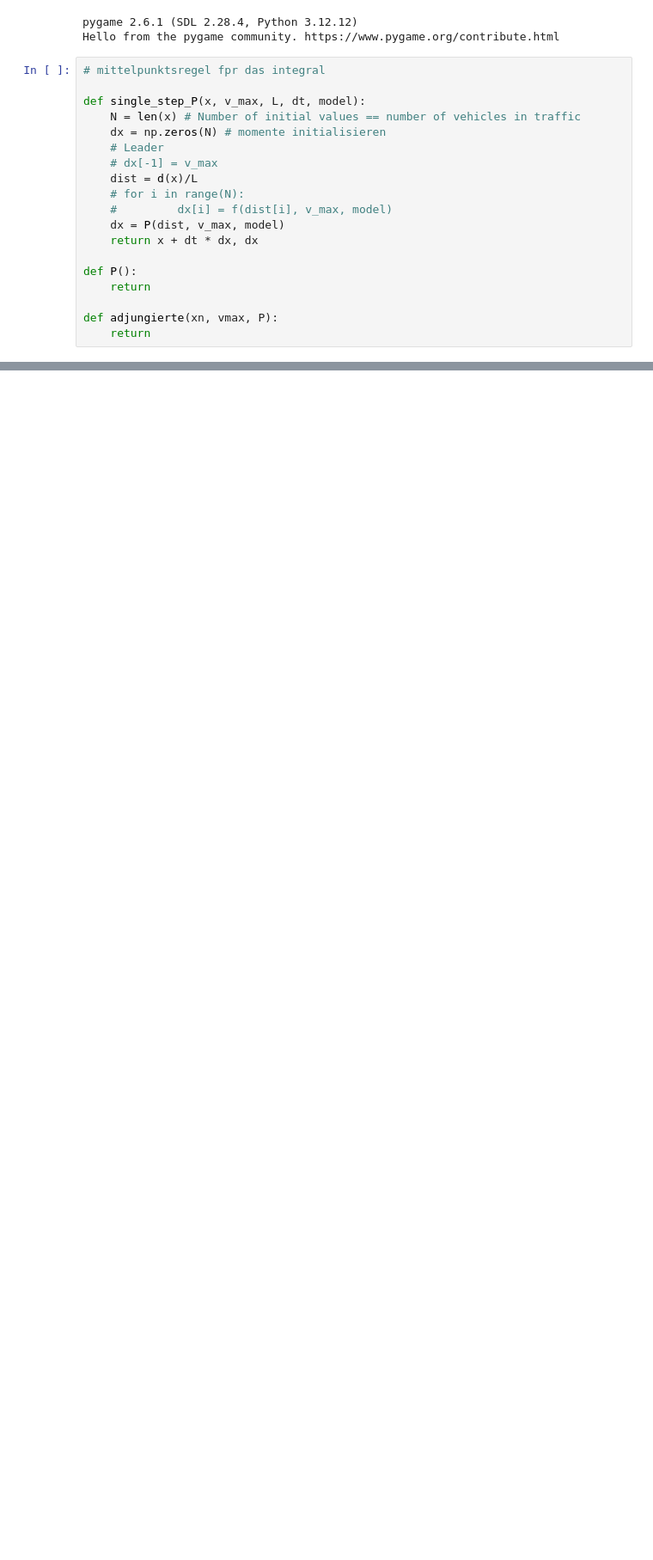
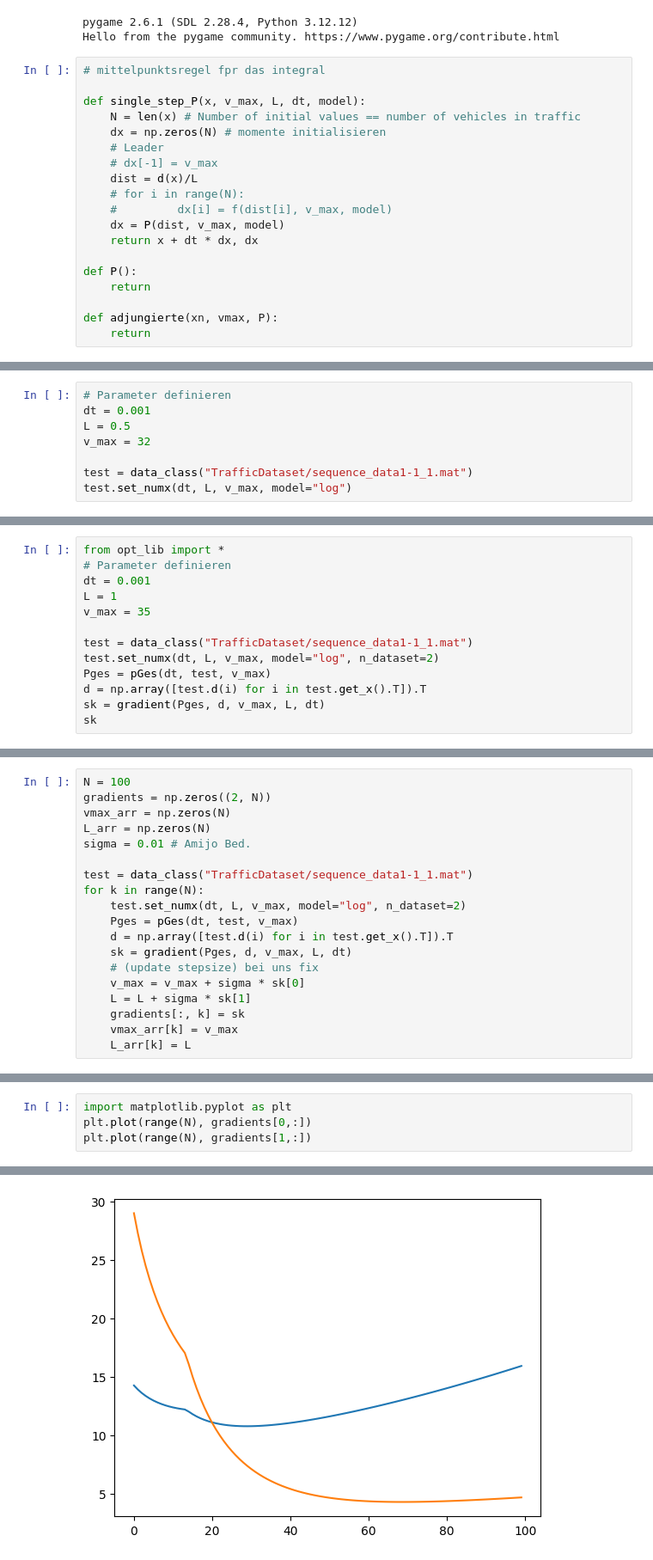
Before and after one commit to TimLockstedt/Opt1, a Jupyter notebook: A4_Tim.ipynb, the cells around one changed output, grey strips where cells are left out. Shown at 86% size. Cells and saved outputs as stored; diff of their text form; blank space fills up the shorter version.

```diff
--- a/A4_Tim.ipynb
+++ b/A4_Tim.ipynb
@@ -145,0 +409,8 @@ def adjungierte(xn, vmax, P):
+# %%
+# Parameter definieren
+dt = 0.001
+L = 0.5
+v_max = 32
+
+test = data_class("TrafficDataset/sequence_data1-1_1.mat")
+test.set_numx(dt, L, v_max, model="log")
@@ -210,0 +611,13 @@ for k in range(N):
+# %%
+from opt_lib import *
+# Parameter definieren
+dt = 0.001
+L = 1
+v_max = 35
+
+test = data_class("TrafficDataset/sequence_data1-1_1.mat")
+test.set_numx(dt, L, v_max, model="log", n_dataset=2)
+Pges = pGes(dt, test, v_max)
+d = np.array([test.d(i) for i in test.get_x().T]).T
+sk = gradient(Pges, d, v_max, L, dt)
+sk
@@ -210,0 +626,19 @@ for k in range(N):
+# %%
+N = 100
+gradients = np.zeros((2, N))
+vmax_arr = np.zeros(N)
+L_arr = np.zeros(N)
+sigma = 0.01 # Amijo Bed.
+
+test = data_class("TrafficDataset/sequence_data1-1_1.mat")
+for k in range(N):
+	test.set_numx(dt, L, v_max, model="log", n_dataset=2)
+	Pges = pGes(dt, test, v_max)
+	d = np.array([test.d(i) for i in test.get_x().T]).T
+	sk = gradient(Pges, d, v_max, L, dt)
+	# (update stepsize) bei uns fix
+	v_max = v_max + sigma * sk[0]
+	L = L + sigma * sk[1]
+	gradients[:, k] = sk
+	vmax_arr[k] = v_max
+	L_arr[k] = L
@@ -210,0 +647,5 @@ for k in range(N):
+# %%
+import matplotlib.pyplot as plt
+plt.plot(range(N), gradients[0,:])
+plt.plot(range(N), gradients[1,:])
+# %% [output]
@@ -210,0 +653 @@ for k in range(N):
+[figure, added]
```
Also changed, not shown: parts of 16 cells of this notebook, 1 other file.
